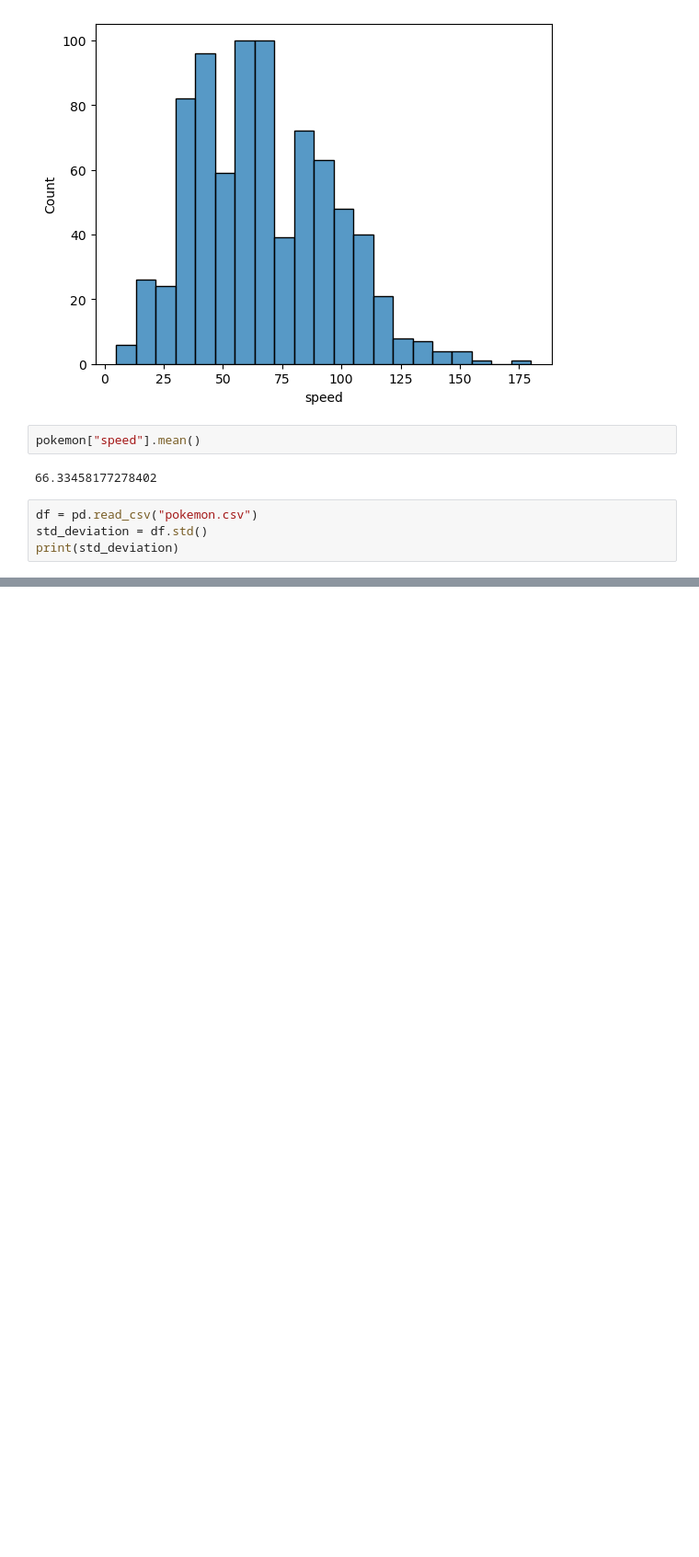
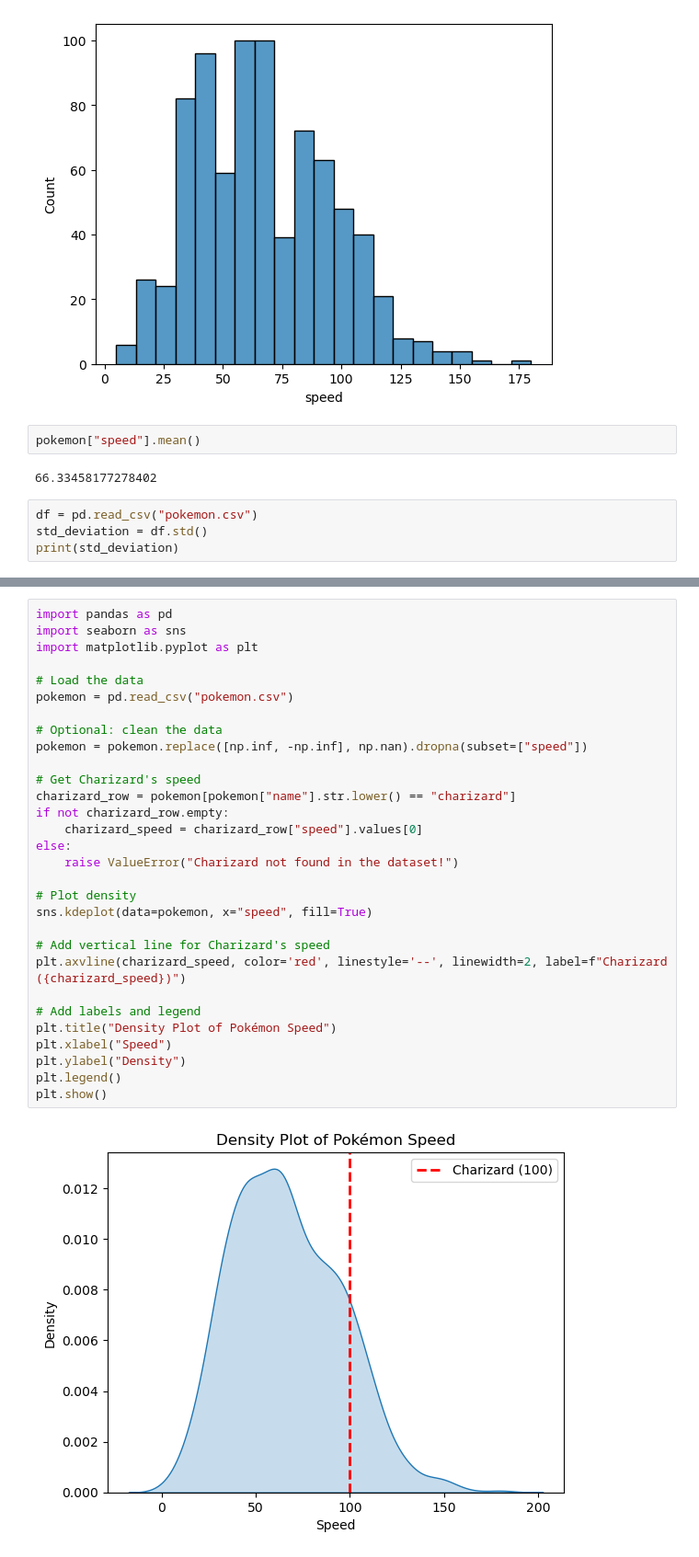
Before and after one commit to abdu1ahiali/AI, a Jupyter notebook: Pokemoncode.ipynb, the cells around one changed output, grey strips where cells are left out. Shown: that part at 92% size. Drawn from its saved outputs; the diff is of its cells as text; blank space fills up the shorter version.

```diff
--- a/Pokemoncode.ipynb
+++ b/Pokemoncode.ipynb
@@ -93,0 +94,32 @@ KeyError: 'evolution_stage'
+# %%
+import pandas as pd
+import seaborn as sns
+import matplotlib.pyplot as plt
+
+# Load the data
+pokemon = pd.read_csv("pokemon.csv")
+
+# Optional: clean the data
+pokemon = pokemon.replace([np.inf, -np.inf], np.nan).dropna(subset=["speed"])
+
+# Get Charizard's speed
+charizard_row = pokemon[pokemon["name"].str.lower() == "charizard"]
+if not charizard_row.empty:
+    charizard_speed = charizard_row["speed"].values[0]
+else:
+    raise ValueError("Charizard not found in the dataset!")
+
+# Plot density
+sns.kdeplot(data=pokemon, x="speed", fill=True)
+
+# Add vertical line for Charizard's speed
+plt.axvline(charizard_speed, color='red', linestyle='--', linewidth=2, label=f"Charizard ({charizard_speed})")
+
+# Add labels and legend
+plt.title("Density Plot of Pokémon Speed")
+plt.xlabel("Speed")
+plt.ylabel("Density")
+plt.legend()
+plt.show()
+# %% [output]
+[figure, added]
```
Also changed, not shown: parts of 6 cells of this notebook.
